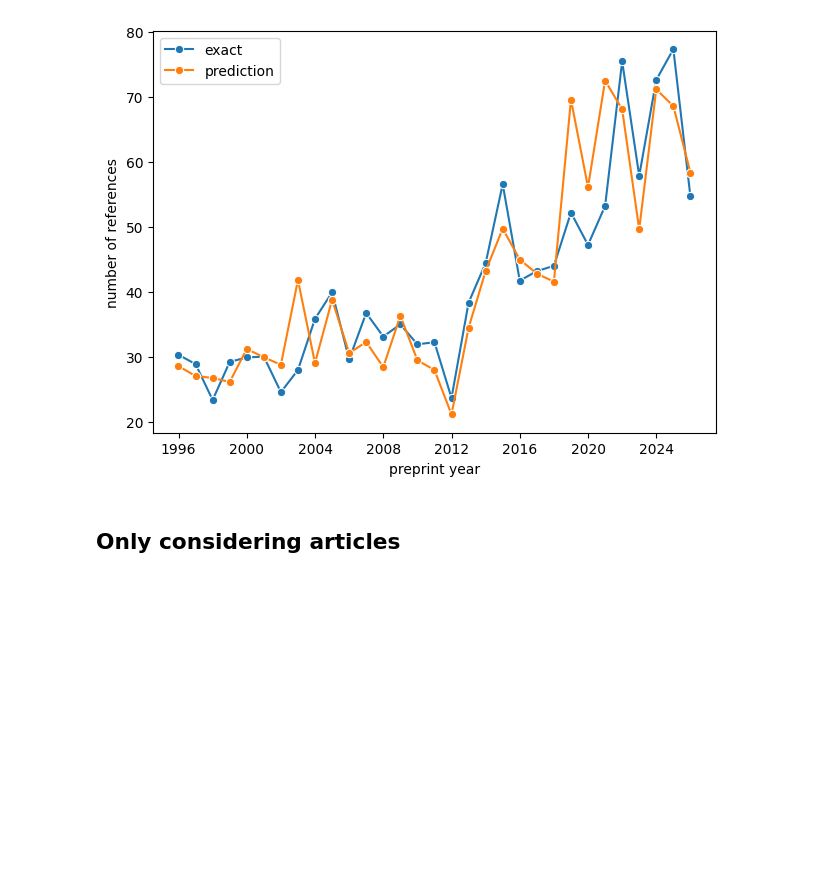
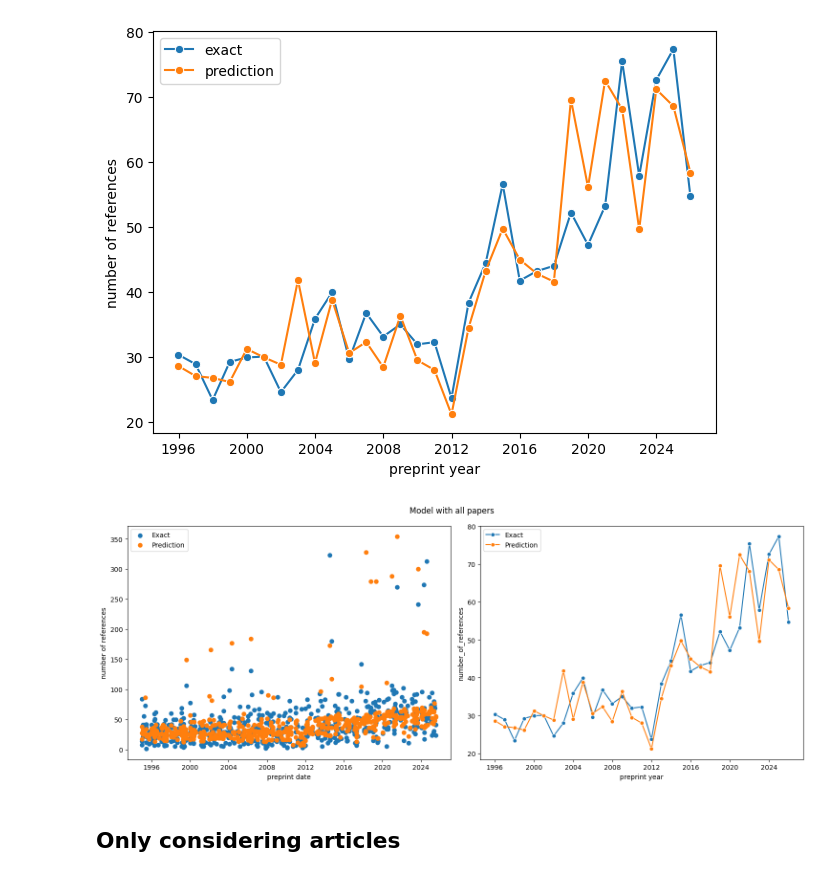
Before and after one commit to hyunwoooh5/reference-inflation, a Jupyter notebook: notebook/notebook.ipynb, the cells around one changed output. Cells and saved outputs as stored; diff of their text form; code cells hidden in the pictures; blank space fills up the shorter version.

```diff
--- a/notebook/notebook.ipynb
+++ b/notebook/notebook.ipynb
@@ -1117,5 +1122,32 @@ plt.tight_layout()
 plt.show()
 # %% [output]
 [figure]
+# %%
+y_test_pred = model.predict(df_test)
+
+base_date = pd.to_datetime('1995-01-01')
+test_date = base_date + pd.to_timedelta(df_test['preprint_date_numeric'], unit='D')
+
+fig, axes = plt.subplots(1, 2, figsize=(15, 6))
+fig.suptitle("Model with all papers")#, y=0.92)
+
+axes[0].scatter(test_date, y_test, label='Exact')
+axes[0].scatter(test_date, y_test_pred, label='Prediction')
+axes[0].set_xlabel('preprint date')
+axes[0].set_ylabel('number of references')
+axes[0].legend(loc='best')
+
+sns.lineplot(yearly_avg_test, marker='o', label='Exact', ax=axes[1])
+sns.lineplot(yearly_avg_pred, marker='o', label='Prediction', ax=axes[1])
+axes[1].set_xlabel('preprint year')
+# axes[1].set_ylabel('number of references')
+axes[1].legend(loc='best')
+
+plt.tight_layout()
+plt.savefig("../images/img_all.png")
+
+plt.show()
+# %% [output]
+[figure, added]
 # %% [markdown]
 ## Only considering articles
```
Also changed, not shown: parts of 4 cells of this notebook, 4 other files.
